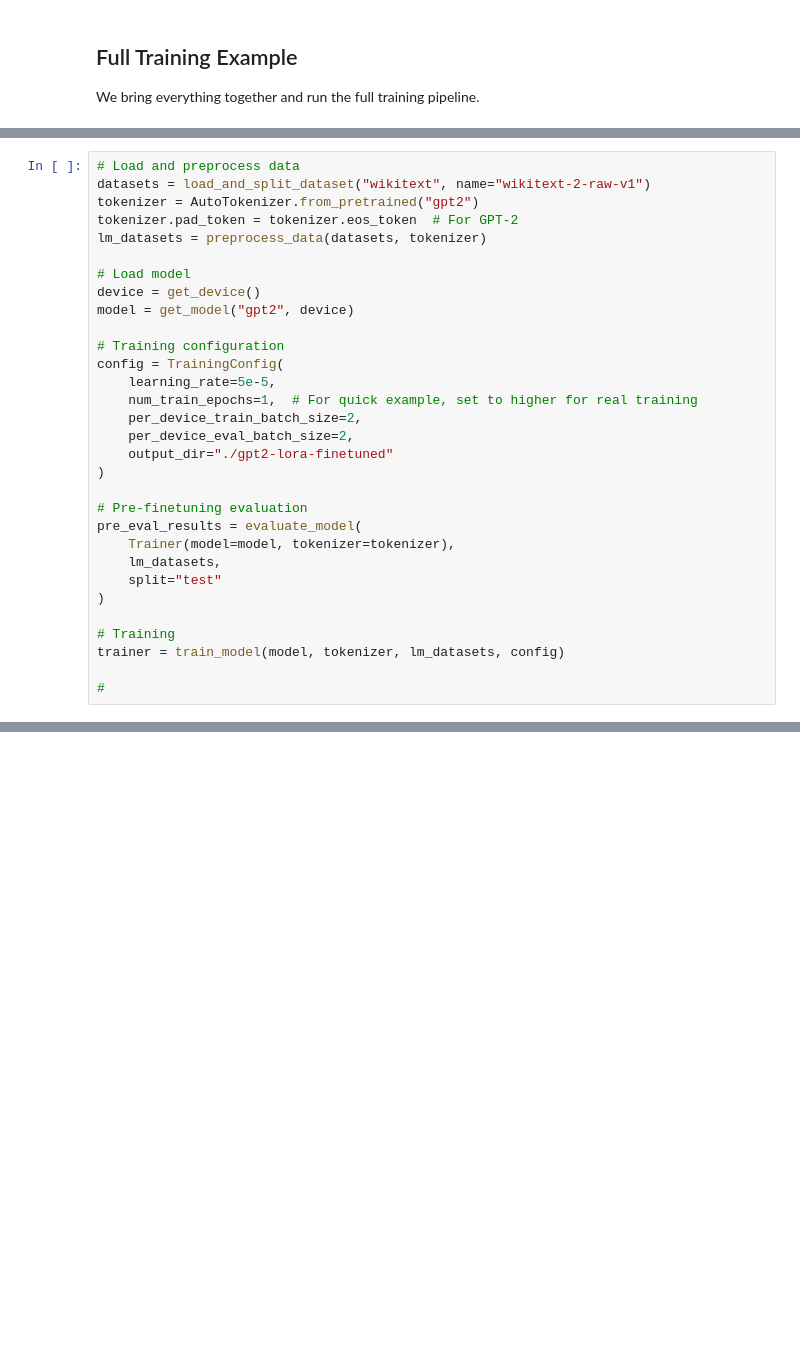
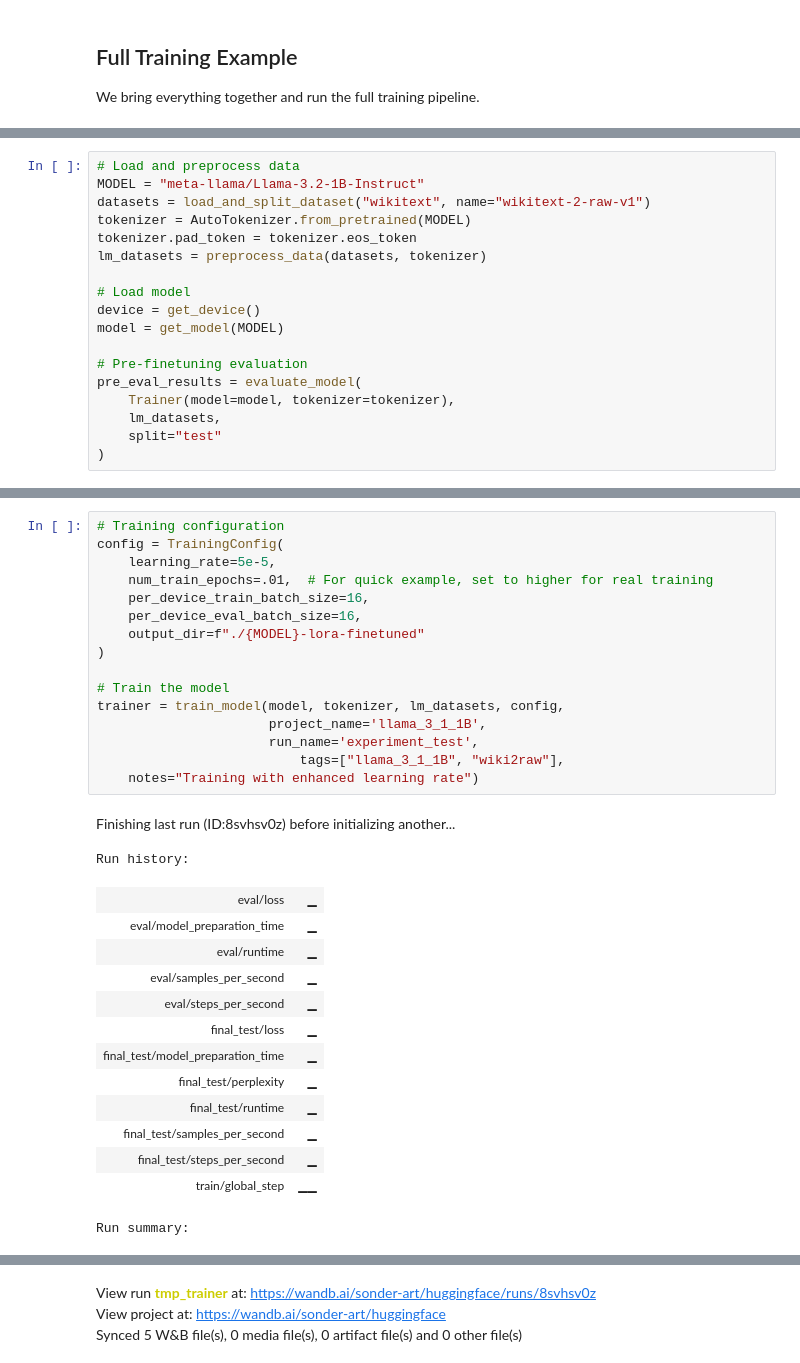
Before and after one commit to sonder-art/automl_o24, a Jupyter notebook: codigo/nlp_chatbots/hf_lora2.ipynb, the cells around one changed output, grey strips where cells are left out. Cells and saved outputs as stored; diff of their text form; blank space fills up the shorter version.

```diff
--- a/codigo/nlp_chatbots/hf_lora2.ipynb
+++ b/codigo/nlp_chatbots/hf_lora2.ipynb
@@ -507,22 +718,14 @@ We bring everything together and run the full training pipeline.
 # %%
 # Load and preprocess data
+MODEL = "meta-llama/Llama-3.2-1B-Instruct"
 datasets = load_and_split_dataset("wikitext", name="wikitext-2-raw-v1")
-tokenizer = AutoTokenizer.from_pretrained("gpt2")
-tokenizer.pad_token = tokenizer.eos_token  # For GPT-2
+tokenizer = AutoTokenizer.from_pretrained(MODEL)
+tokenizer.pad_token = tokenizer.eos_token
 lm_datasets = preprocess_data(datasets, tokenizer)
 
 # Load model
 device = get_device()
-model = get_model("gpt2", device)
-
-# Training configuration
-config = TrainingConfig(
-    learning_rate=5e-5,
-    num_train_epochs=1,  # For quick example, set to higher for real training
-    per_device_train_batch_size=2,
-    per_device_eval_batch_size=2,
-    output_dir="./gpt2-lora-finetuned"
-)
+model = get_model(MODEL)
 
 # Pre-finetuning evaluation
 pre_eval_results = evaluate_model(
@@ -530,9 +733,4 @@ pre_eval_results = evaluate_model(
     lm_datasets,
     split="test"
 )
-
-# Training
-trainer = train_model(model, tokenizer, lm_datasets, config)
-
-#
 # %% [output]
@@ -546,0 +747,32 @@ KeyboardInterrupt:
+# %%
+# Training configuration
+config = TrainingConfig(
+    learning_rate=5e-5,
+    num_train_epochs=.01,  # For quick example, set to higher for real training
+    per_device_train_batch_size=16,
+    per_device_eval_batch_size=16,
+    output_dir=f"./{MODEL}-lora-finetuned"
+)
+
+# Train the model
+trainer = train_model(model, tokenizer, lm_datasets, config,
+                      project_name='llama_3_1_1B',
+                      run_name='experiment_test',
+                          tags=["llama_3_1_1B", "wiki2raw"],
+    notes="Training with enhanced learning rate")
+# %% [output]
+Finishing last run (ID:8svhsv0z) before initializing another...
+Run history:
+| eval/loss | ▁ |
+| eval/model_preparation_time | ▁ |
+| eval/runtime | ▁ |
+| eval/samples_per_second | ▁ |
+| eval/steps_per_second | ▁ |
+| final_test/loss | ▁ |
+| final_test/model_preparation_time | ▁ |
+| final_test/perplexity | ▁ |
+| final_test/runtime | ▁ |
+| final_test/samples_per_second | ▁ |
+| final_test/steps_per_second | ▁ |
+| train/global_step | ▁▁ |
+Run summary:
@@ -546,0 +791,3 @@ KeyboardInterrupt:
+View run tmp_trainer at: https://wandb.ai/sonder-art/huggingface/runs/8svhsv0z
+View project at: https://wandb.ai/sonder-art/huggingface
+Synced 5 W&B file(s), 0 media file(s), 0 artifact file(s) and 0 other file(s)
```
Also changed, not shown: parts of 22 cells of this notebook.
